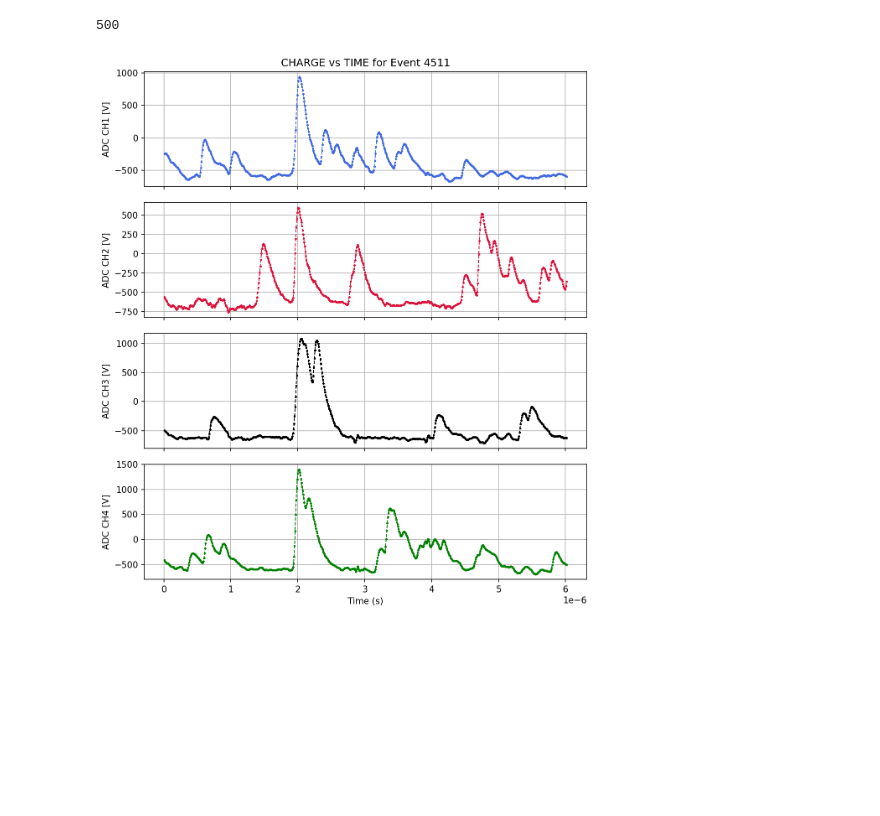
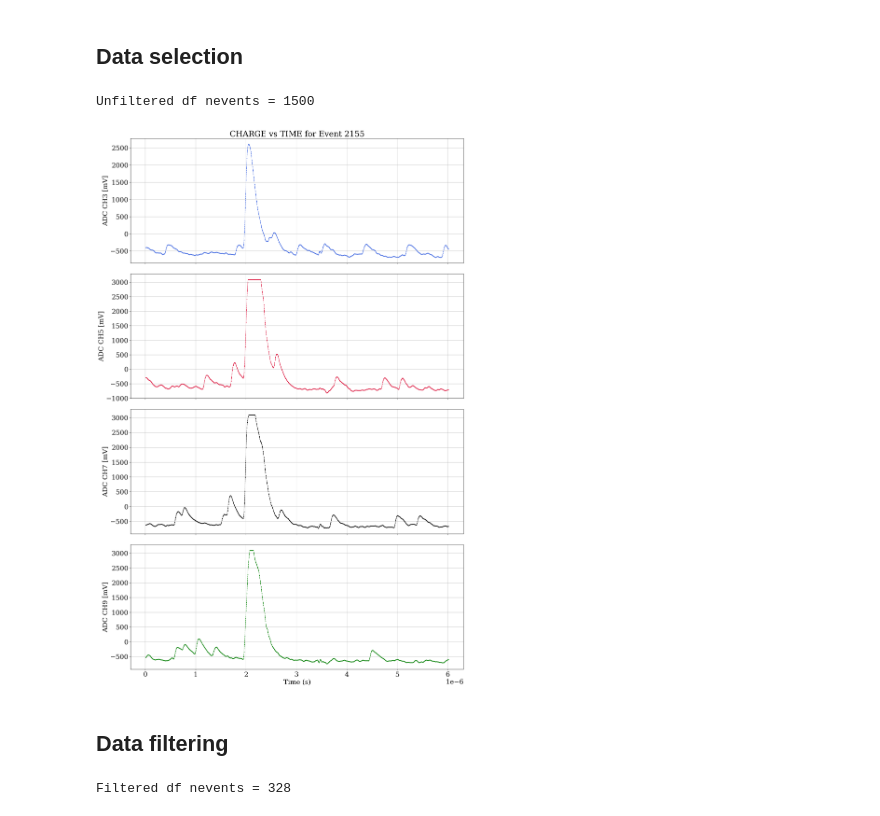
Before and after one commit to mariandbt/CIGAR, a Jupyter notebook: notebooks/DisplayWf.ipynb, the cells around one changed output. Saved outputs shown, nothing was run; the diff lists cells and outputs as text; code cells hidden in the pictures; blank space fills up the shorter version.

```diff
--- a/notebooks/DisplayWf.ipynb
+++ b/notebooks/DisplayWf.ipynb
@@ -112,0 +123,6 @@ df.head()
+# %%
+# Merge all DataFrames into one
+merged_df = pd.concat(dataframes, ignore_index=True)
+# %%
+df = merged_df
+df.head()
@@ -113,36 +136,78 @@ df.head()
+# %% [markdown]
+##  Data selection
 # %%
 # Filter for a specific event (change index as needed)
-event_list = df['event'].unique()
-print(len(event_list))
+event_list  = df['event'].unique()
+nevents     = len(event_list)
+print(f'Unfiltered df nevents = {nevents}')
 # %% [output]
-500
+Unfiltered df nevents = 1500
 # %%
-channels = ['CH1', 'CH2', 'CH3', 'CH4']
+# channels = ['CH1', 'CH2', 'CH3', 'CH4', 'CH5']
+channels = ['CH3', 'CH5', 'CH7', 'CH9']
 # channels = ['CH2', 'CH3', 'CH4', 'CH5']
 # %%
-selected_event = 40
+selected_event = 100
 df_event = df[df['event'] == event_list[selected_event]]  # Change the index to choose different event
 # %%
 # Create subplots: 2 rows, 1 column
-fig, axs = plt.subplots(4, 1, figsize=(8, 9), dpi=150, sharex=True)
-colors = ['royalblue', 'crimson', 'black', 'green']
 
-axs[0].set_title(f'CHARGE vs TIME for Event {event_list[selected_event]}')
+if len(channels) > 1:
+    fig, axs = plt.subplots(len(channels), 1, figsize=(16, len(channels)*6), dpi=150, sharex=True)
+else:
+    fig, ax = plt.subplots(1, 1, figsize=(16, 6), dpi=150, sharex=True)
+
+if len(channels) > 1:
+    axs[0].set_title(f'CHARGE vs TIME for Event {event_list[selected_event]}')
+
+else:
+    ax.set_title(f'CHARGE vs TIME for Event {event_list[selected_event]}')
 
 # Plot CHs
-for i in range(4):
-    # axs[i].plot(df_event['TIME'], (df_event[f'{channels[i]}']-df_event[df_event['TIME']<2e-9][f'{channels[i]}'].mean()), marker='.', linestyle='--',
-    axs[i].plot(df_event['TIME'].values, df_event[f'{channels[i]}'].values, marker='.', linestyle='--',
+for i in range(len(channels)):
+
+    if len(channels) > 1:
+        ax = axs[i]
+
+    ax.plot(df_event['TIME'].values, df_event[f'{channels[i]}'].values, marker='.', linestyle='--',
                 color= colors[i], markersize=3, linewidth=1, label=f'{channels[i]}')
-    axs[i].set_ylabel(f'ADC {channels[i]} [V]')
-    axs[i].grid(True)
+    ax.set_ylabel(f'ADC {channels[i]} [mV]')
+    ax.grid(True)
 
-axs[-1].set_xlabel('Time (s)')
-
+if len(channels) > 1:
+    axs[-1].set_xlabel('Time (s)')
+else:
+    ax.set_xlabel('Time (s)')
 # plt.xlim(-2e-7,40e-7)
 
 # Improve layout
 plt.tight_layout()
 plt.show()
 # %% [output]
-[figure, old version]
+[figure, new version]
+# %% [markdown]
+##  Data filtering
+# %%
+# function to count number of peaks above threshold for one waveform
+def count_high_peaks(group, threshold=1000):
+    peak_count = 0
+    for ch in channels:
+        peaks, _ = find_peaks(group[f'{ch}'].values, height=threshold)
+        peak_count += len(peaks)
+    return peak_count
+
+# group by event (or event_time if that's more appropriate)
+peak_counts = df.groupby("event").apply(count_high_peaks)
+
+# keep only events with <= 5 peaks above 2000
+valid_events = peak_counts[peak_counts <= 4].index
+
+# filter the original dataframe
+filtered_df = df[df["event"].isin(valid_events)]
+
+# update the number of valid events
+event_list  = filtered_df['event'].unique()
+nevents     = len(event_list)
+print(f'Filtered df nevents = {nevents}')
+# %% [output]
+Filtered df nevents = 328
```
Also changed, not shown: parts of 15 cells of this notebook, 7 other files.
